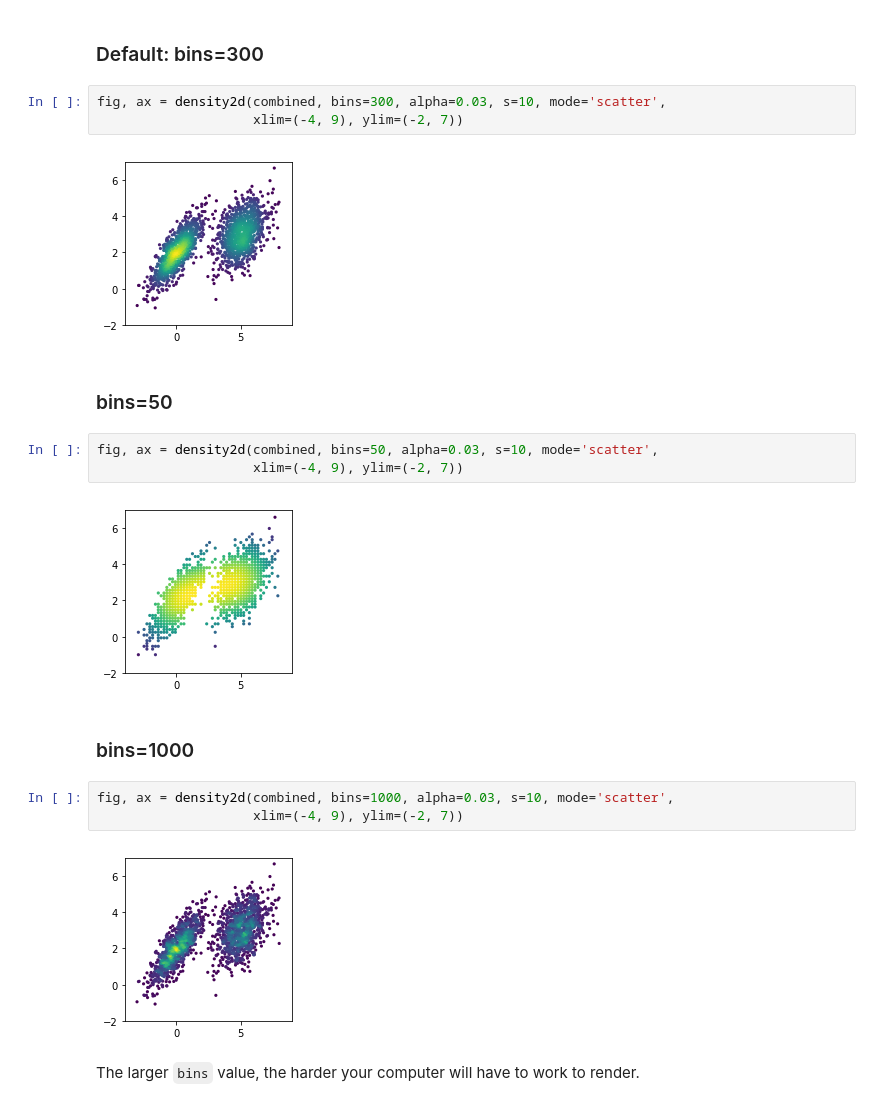
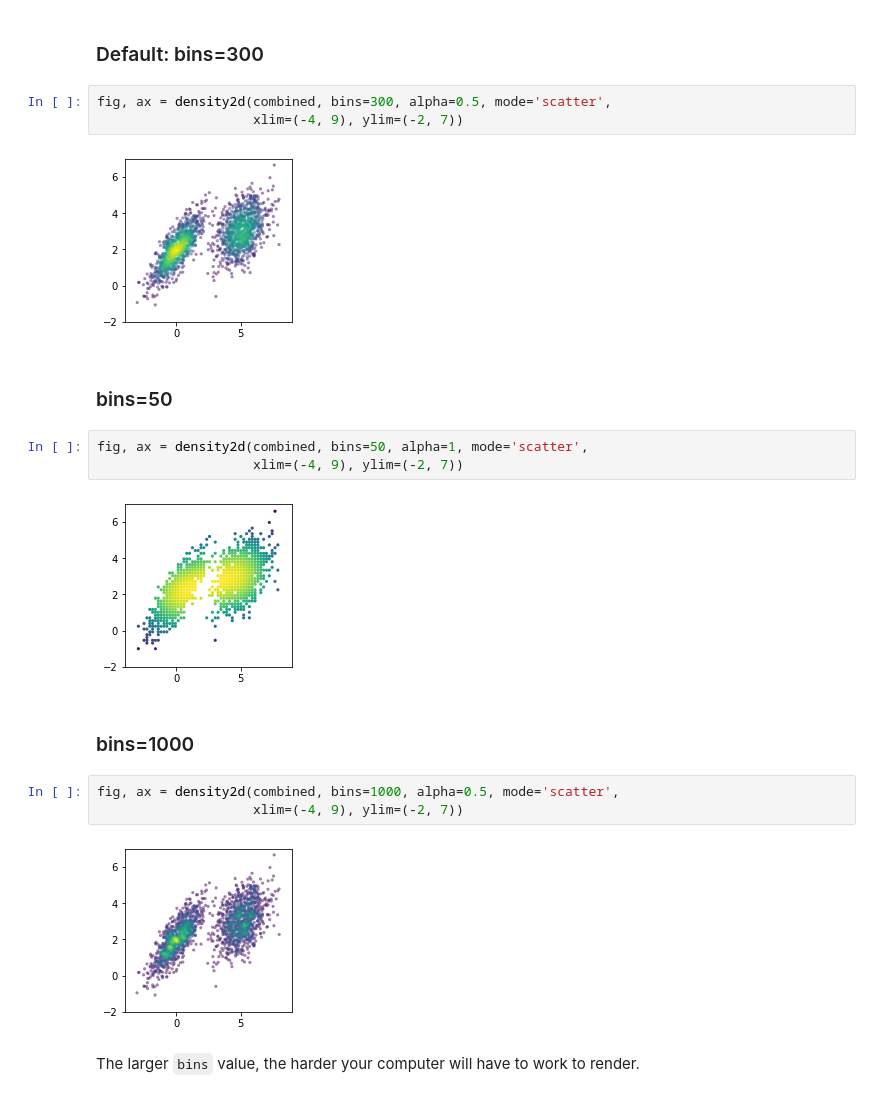
Before and after one commit to xuesoso/DensityPlot, a Jupyter notebook: tutorial.ipynb, the cells around one changed output. Saved outputs shown, nothing was run; the diff lists cells and outputs as text.

````diff
--- a/tutorial.ipynb
+++ b/tutorial.ipynb
@@ -75,24 +84,24 @@ fig, ax = density2d(x=x, y=y, alpha=0.03, s=10, mode='scatter',
 # %% [markdown]
 ### Default: bins=300
 # %%
-fig, ax = density2d(combined, bins=300, alpha=0.03, s=10, mode='scatter',
+fig, ax = density2d(combined, bins=300, alpha=0.5, mode='scatter',
                     xlim=(-4, 9), ylim=(-2, 7))
 # %% [output]
-[figure, old version]
+[figure, new version]
 # %% [markdown]
 ### bins=50
 # %%
-fig, ax = density2d(combined, bins=50, alpha=0.03, s=10, mode='scatter',
+fig, ax = density2d(combined, bins=50, alpha=1, mode='scatter',
                     xlim=(-4, 9), ylim=(-2, 7))
 # %% [output]
-[figure, old version]
+[figure, new version]
 # %% [markdown]
 ### bins=1000
 # %%
-fig, ax = density2d(combined, bins=1000, alpha=0.03, s=10, mode='scatter',
+fig, ax = density2d(combined, bins=1000, alpha=0.5, mode='scatter',
                     xlim=(-4, 9), ylim=(-2, 7))
 # %% [output]
-[figure, old version]
+[figure, new version]
 # %% [markdown]
 The larger ```bins``` value, the harder your computer will have to work to render.
 # %% [markdown]
````
Also changed, not shown: parts of 19 cells of this notebook, 9 other files.
